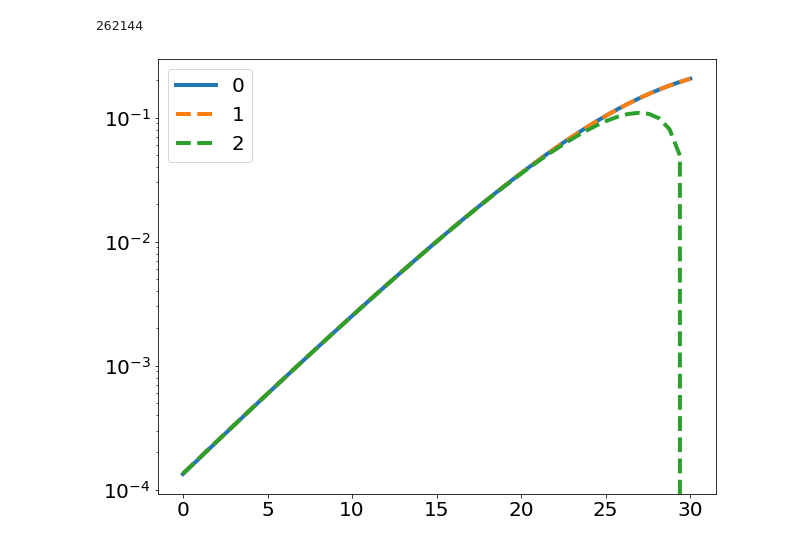
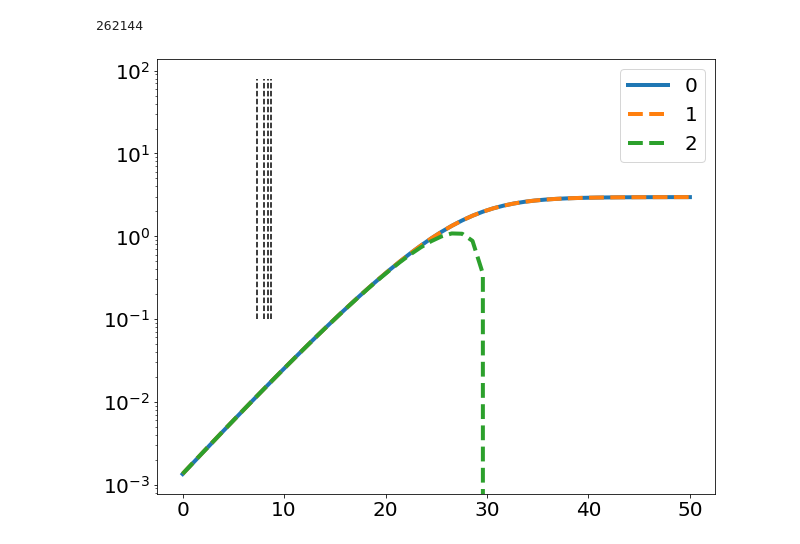
Before and after one commit to betoto008/Affinity_maturation, a Jupyter notebook: Jupyter_Notebooks/preliminaries.ipynb, the cells around one changed output. Saved outputs shown, nothing was run; the diff lists cells and outputs as text; code cells hidden in the pictures.

```diff
--- a/Jupyter_Notebooks/preliminaries.ipynb
+++ b/Jupyter_Notebooks/preliminaries.ipynb
@@ -274,35 +274,35 @@ plt.yscale('log')
 262144
 # %%
 fig, ax = plt.subplots(1,1, figsize=(10,8))
-U = 2e-3
+U = 2e-2
 beta = 1/3
-t = np.linspace(0, 30, 50)
+t = np.linspace(0, 50, 50)
 N_b = (U*(np.exp(1*5)/1)*sc.hyp2f1(1,1,1+1,-np.exp(5+5-beta*t)) - (U/1)*sc.hyp2f1(1,1,1+1,-np.exp(5+5)))
 N_b_2 = (U*(np.exp(1*5)/1)*np.log(1+np.exp(5+5-beta*t)))/(np.exp(5+5-beta*t))
 N_b_3 = (U*(np.exp(-5 + beta*t))*(5+5-beta*t))
 
 
 ax.plot(t, N_b, label = '0', linewidth = 4)
 ax.plot(t, N_b_2, '--', label = '1', linewidth = 4)
 ax.plot(t, N_b_3, '--', label = '2', linewidth = 4)
 
 #ax.hlines([1, 2, 3, 4], 0, 8)
-#ax.vlines(np.log((np.array([1,2,3,4]))/(U*5)) + 5, .1, 80, linestyle = 'dashed')
+ax.vlines(np.log((np.array([1,2,3,4]))/(U*5)) + 5, .1, 80, linestyle = 'dashed')
 
 #ax.text(1,1.1, r'$n = 1$', fontsize = 15)
 #ax.text(1,2.1, r'$n = 2$', fontsize = 15)
 #ax.text(1,3.1, r'$n = 3$', fontsize = 15)
 #ax.text(1,4.1, r'$n = 4$', fontsize = 15)
 
 #ax.text(np.log((np.array([1]))/(U*5)) + 5,20, r'$t_1$', fontsize = 16)
 #ax.text(np.log((np.array([2]))/(U*5)) + 5,20, r'$t_2$', fontsize = 16)
 #ax.text(np.log((np.array([3]))/(U*5)) + 5,20, r'$t_3$', fontsize = 16)
 #ax.text(np.log((np.array([4]))/(U*5)) + 5,20, r'$t_4$', fontsize = 16)
 
 #ax.text(0, 20, r'$t_n \approx \ln{\left(\frac{n}{UR}\right)} + R_0$', fontsize = 25)
 ax.set_yscale('log')
 ax.tick_params(labelsize = 20)
 ax.legend(fontsize = 20)
 fig.savefig('../Figures/first_k_times.png')
 # %% [output]
-[figure, old version]
+[figure, new version]
```
Also changed, not shown: 1 other file.
